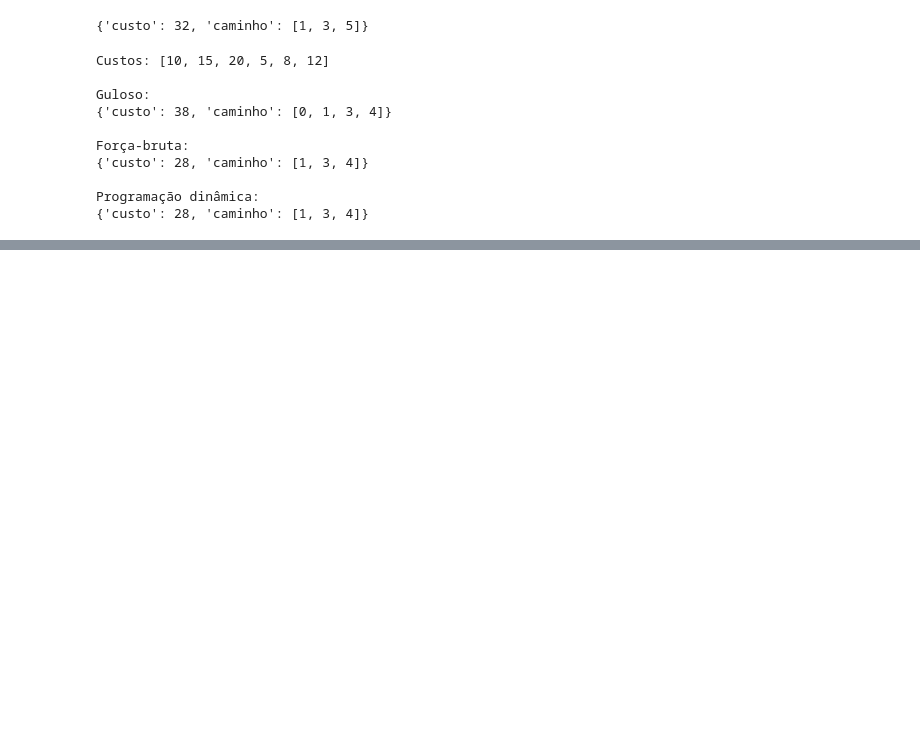
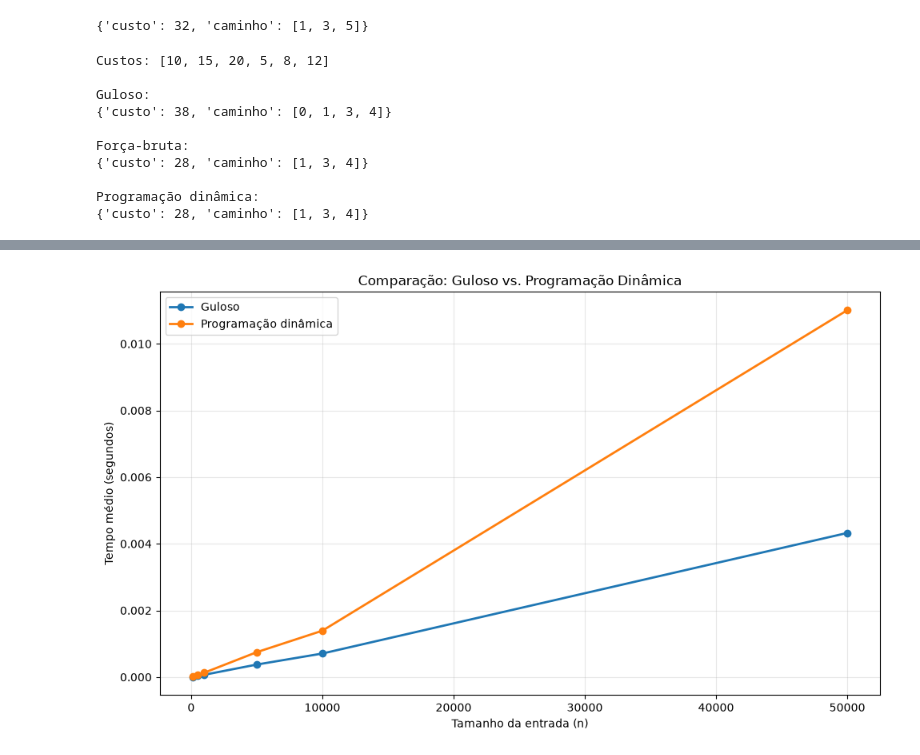
Before and after one commit to J0hnV1ct0r/analise_experimento, a Jupyter notebook: analise_alg.ipynb, the cells around one changed output, grey strips where cells are left out. Cells and saved outputs as stored; diff of their text form; code cells hidden in the pictures; blank space fills up the shorter version.

```diff
--- a/analise_alg.ipynb
+++ b/analise_alg.ipynb
@@ -153,0 +594,36 @@ Programação dinâmica:
+# %%
+
+import matplotlib.pyplot as plt
+from statistics import mean
+
+plt.figure(figsize=(10, 6))
+
+for algoritmo in resultados_lineares[100].keys():
+
+    tamanhos = []
+    tempos = []
+
+    for n, resultados in resultados_lineares.items():
+
+        tamanhos.append(n)
+        tempos.append(mean(resultados[algoritmo]))
+
+    plt.plot(
+        tamanhos,
+        tempos,
+        marker="o",
+        linewidth=2,
+        label=algoritmo
+    )
+
+plt.xlabel("Tamanho da entrada (n)")
+plt.ylabel("Tempo médio (segundos)")
+plt.title("Comparação: Guloso vs. Programação Dinâmica")
+
+plt.grid(True, alpha=0.3)
+plt.legend()
+plt.tight_layout()
+
+plt.show()
+# %% [output]
+[figure, added]
```
Also changed, not shown: parts of 16 cells of this notebook, 1 other file.
